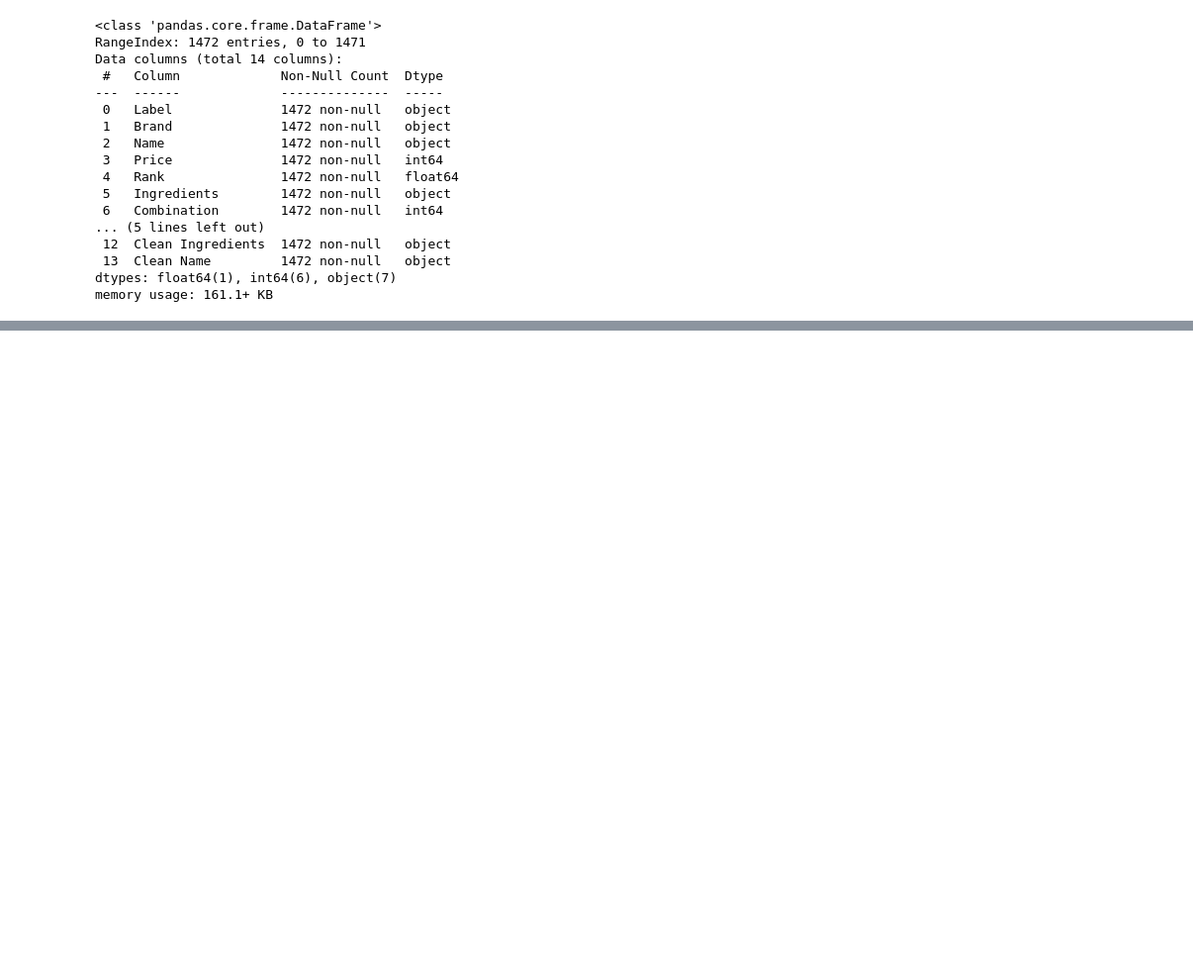
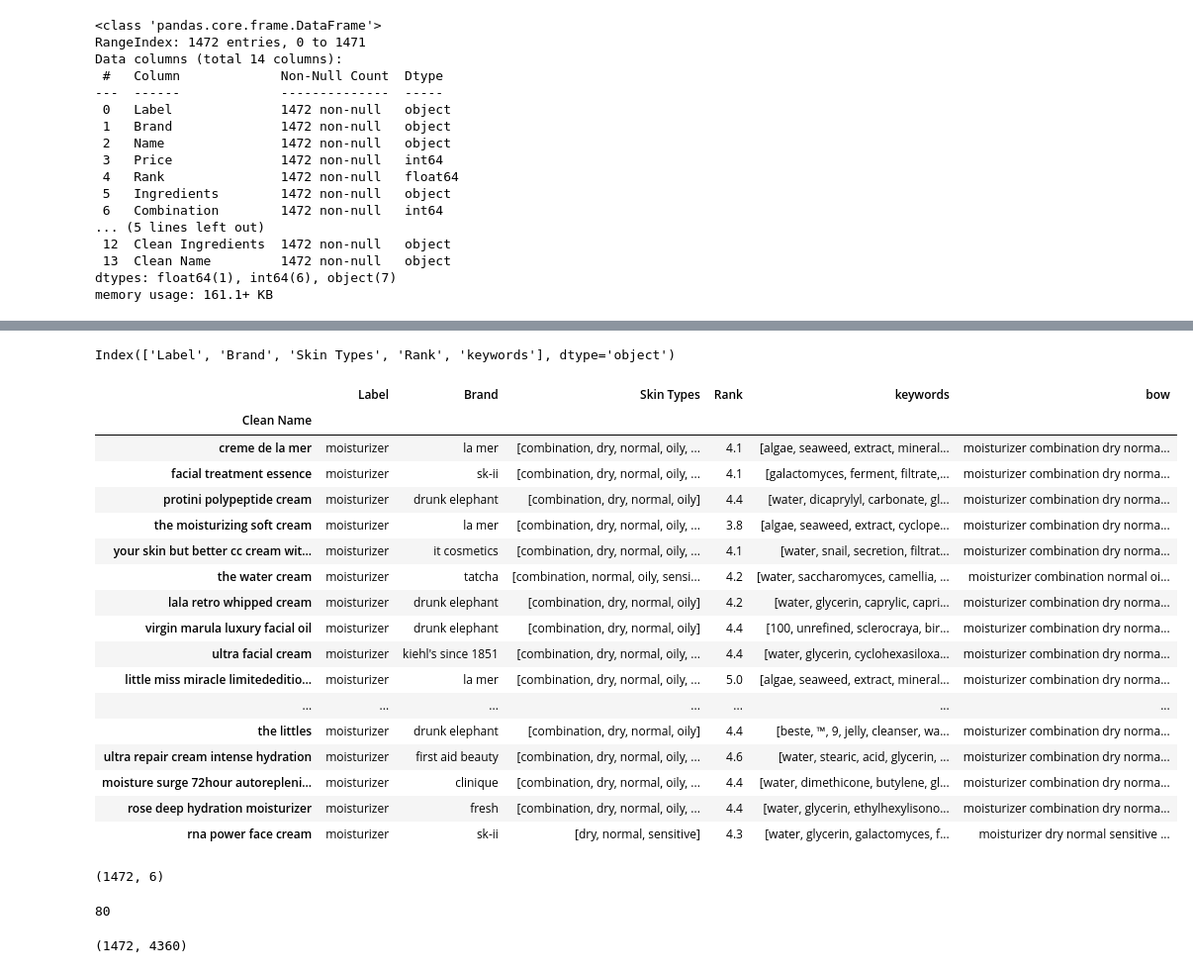
Before and after one commit to RocioAri/proyecto_final, a Jupyter notebook: proyecto.ipynb, the cells around one changed output, grey strips where cells are left out. Shown at 99% size. Cells and saved outputs as stored; diff of their text form; code cells hidden in the pictures; blank space fills up the shorter version.

```diff
--- a/proyecto.ipynb
+++ b/proyecto.ipynb
@@ -216,0 +234,9 @@ dataframe[ dataframe["Skin Types"].str.strip() == query ].head()
+# %%
+for index, row in dataframe.iterrows():
+    ingredients = row["Clean Ingredients"]
+
+    r = Rake()
+
+    r.extract_keywords_from_text(ingredients)
+    keyword_dict_scores = r.get_word_degrees()
+    dataframe.at[index, "keywords"] = list(keyword_dict_scores.keys())
@@ -216,0 +263,2 @@ dataframe[ dataframe["Skin Types"].str.strip() == query ].head()
+# %%
+dataframe  = dataframe.set_index("Clean Name")
@@ -216,0 +282,48 @@ dataframe[ dataframe["Skin Types"].str.strip() == query ].head()
+# %%
+dataframe.drop("Clean Ingredients", axis=1, inplace=True)
+# %%
+dataframe.columns
+# %% [output]
+Index(['Label', 'Brand', 'Skin Types', 'Rank', 'keywords'], dtype='object')
+# %%
+without_rank = dataframe[['Label',  'Skin Types',  'keywords']]
+columns  = without_rank.columns
+dataframe["bow"] = ""
+
+for index, row in dataframe.iterrows():
+    words = ""
+    for column in columns:
+        if isinstance(row[column], str):
+            words = words + row[column] + " "
+        if isinstance(row[column], list):
+            words = words + " ".join(row[column])+ " "
+        dataframe.at[index, "bow"] = words
+# %%
+dataframe.head(20)
+# %% [output]
+|  | Label | Brand | Skin Types | Rank | keywords | bow |
+| Clean Name |  |  |  |  |  |  |
+| creme de la mer | moisturizer | la mer | [combination, dry, normal, oily, ... | 4.1 | [algae, seaweed, extract, mineral... | moisturizer combination dry norma... |
+| facial treatment essence | moisturizer | sk-ii | [combination, dry, normal, oily, ... | 4.1 | [galactomyces, ferment, filtrate,... | moisturizer combination dry norma... |
+| protini polypeptide cream | moisturizer | drunk elephant | [combination, dry, normal, oily] | 4.4 | [water, dicaprylyl, carbonate, gl... | moisturizer combination dry norma... |
+| the moisturizing soft cream | moisturizer | la mer | [combination, dry, normal, oily, ... | 3.8 | [algae, seaweed, extract, cyclope... | moisturizer combination dry norma... |
+| your skin but better cc cream wit... | moisturizer | it cosmetics | [combination, dry, normal, oily, ... | 4.1 | [water, snail, secretion, filtrat... | moisturizer combination dry norma... |
+| the water cream | moisturizer | tatcha | [combination, normal, oily, sensi... | 4.2 | [water, saccharomyces, camellia, ... | moisturizer combination normal oi... |
+| lala retro whipped cream | moisturizer | drunk elephant | [combination, dry, normal, oily] | 4.2 | [water, glycerin, caprylic, capri... | moisturizer combination dry norma... |
+| virgin marula luxury facial oil | moisturizer | drunk elephant | [combination, dry, normal, oily] | 4.4 | [100, unrefined, sclerocraya, bir... | moisturizer combination dry norma... |
+| ultra facial cream | moisturizer | kiehl's since 1851 | [combination, dry, normal, oily, ... | 4.4 | [water, glycerin, cyclohexasiloxa... | moisturizer combination dry norma... |
+| little miss miracle limitededitio... | moisturizer | la mer | [combination, dry, normal, oily, ... | 5.0 | [algae, seaweed, extract, mineral... | moisturizer combination dry norma... |
+| ... | ... | ... | ... | ... | ... | ... |
+| the littles | moisturizer | drunk elephant | [combination, dry, normal, oily] | 4.4 | [beste, ™, 9, jelly, cleanser, wa... | moisturizer combination dry norma... |
+| ultra repair cream intense hydration | moisturizer | first aid beauty | [combination, dry, normal, oily, ... | 4.6 | [water, stearic, acid, glycerin, ... | moisturizer combination dry norma... |
+| moisture surge 72hour autorepleni... | moisturizer | clinique | [combination, dry, normal, oily, ... | 4.4 | [water, dimethicone, butylene, gl... | moisturizer combination dry norma... |
+| rose deep hydration moisturizer | moisturizer | fresh | [combination, dry, normal, oily, ... | 4.4 | [water, glycerin, ethylhexylisono... | moisturizer combination dry norma... |
+| rna power face cream | moisturizer | sk-ii | [dry, normal, sensitive] | 4.3 | [water, glycerin, galactomyces, f... | moisturizer dry normal sensitive ... |
+# %%
+dataframe.shape
+# %% [output]
+(1472, 6)
+# %%
+len(dataframe["bow"].iloc(0)[0].split(" "))
+# %% [output]
+80
@@ -216,0 +333,4 @@ dataframe[ dataframe["Skin Types"].str.strip() == query ].head()
+# %%
+count_matrix.shape
+# %% [output]
+(1472, 4360)
```
Also changed, not shown: parts of 28 cells of this notebook.
